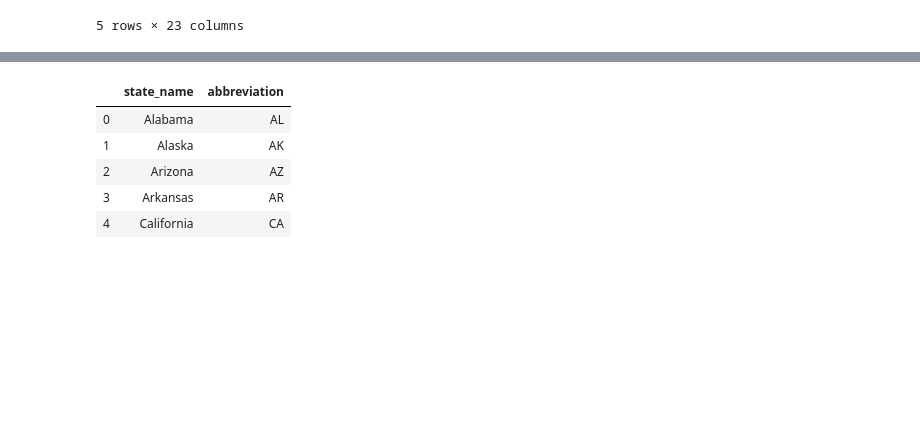
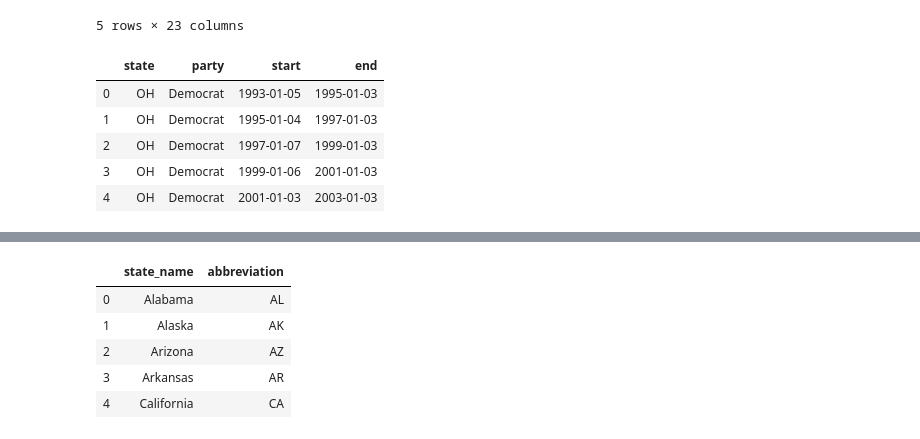
Before and after one commit to rogersc8/etl-project, a Jupyter notebook: ETL Project.ipynb, the cells around one changed output, grey strips where cells are left out. Saved outputs shown, nothing was run; the diff lists cells and outputs as text; code cells hidden in the pictures; blank space fills up the shorter version.

```diff
--- a/ETL Project.ipynb
+++ b/ETL Project.ipynb
@@ -13,6 +14,16 @@ legislators_df.head()
 | 3 | NaN | B000944 | NaN | NaN | NaN | NaN | 13.0 | 2001-01-03 | NaN | NaN | ... |
 | 4 | NaN | B000944 | NaN | NaN | NaN | NaN | 13.0 | 2003-01-03 | NaN | NaN | ... |
 5 rows × 23 columns
+# %%
+legislators_df = legislators_df[['state','party', 'start', 'end']].copy()
+legislators_df.head()
+# %% [output]
+|  | state | party | start | end |
+| 0 | OH | Democrat | 1993-01-05 | 1995-01-03 |
+| 1 | OH | Democrat | 1995-01-04 | 1997-01-03 |
+| 2 | OH | Democrat | 1997-01-07 | 1999-01-03 |
+| 3 | OH | Democrat | 1999-01-06 | 2001-01-03 |
+| 4 | OH | Democrat | 2001-01-03 | 2003-01-03 |
 # %%
 no_health_ins_file = "Resources/Population_Without_Health_Insurance_Coverage_State_2013-2015.csv"
 no_health_ins_df = pd.read_csv(no_health_ins_file)
```
Also changed, not shown: parts of 2 cells of this notebook, 1 other file.
